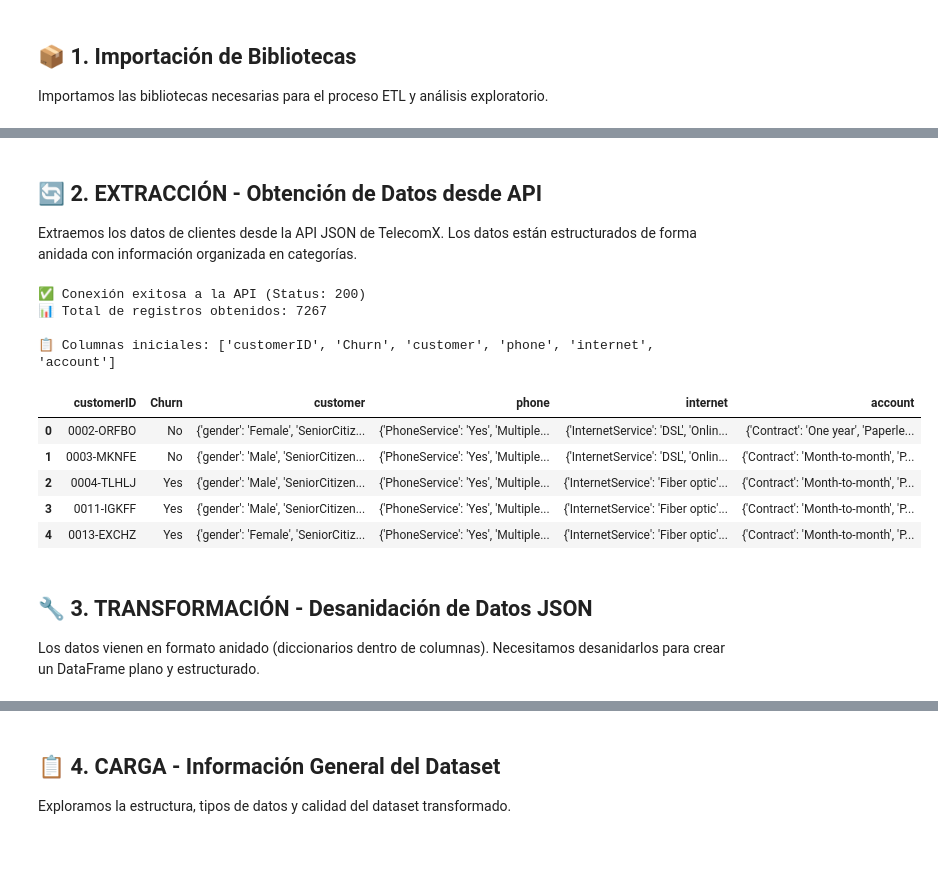
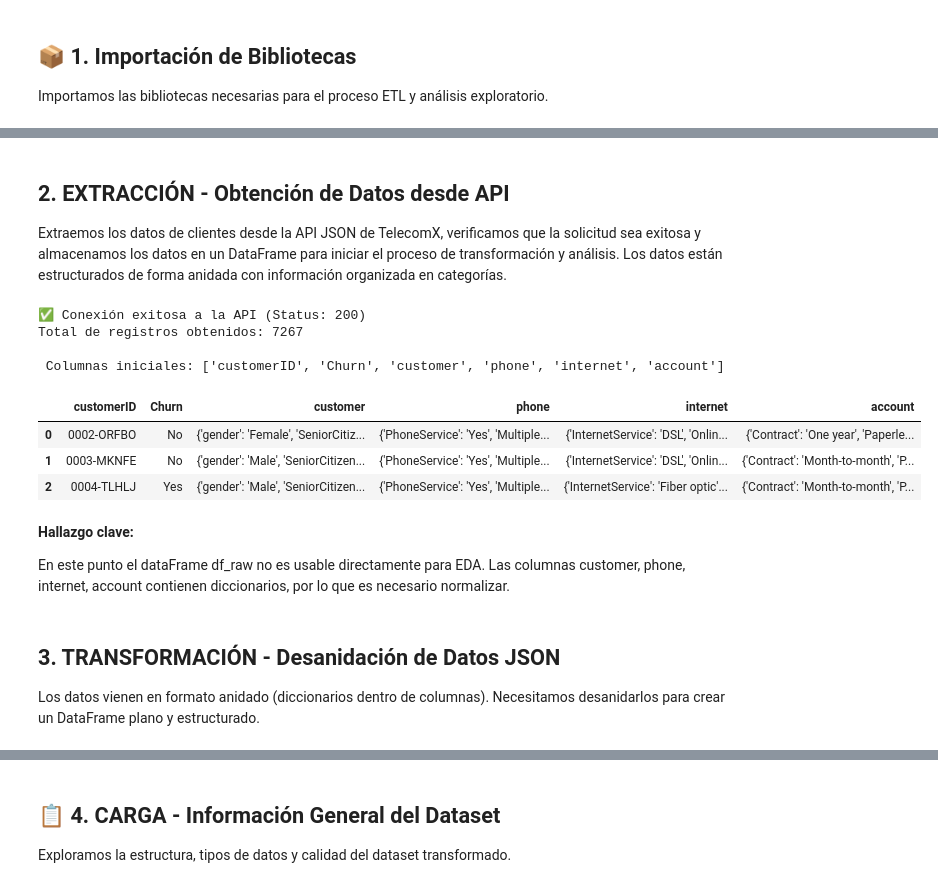
Before and after one commit to LenninTemoche/Challenge-TelecomX-Alura-One-DS, a Jupyter notebook: TelecomX_ETL.ipynb, the cells around one changed output, grey strips where cells are left out. Saved outputs shown, nothing was run; the diff lists cells and outputs as text; code cells hidden in the pictures; blank space fills up the shorter version.

```diff
--- a/TelecomX_ETL.ipynb
+++ b/TelecomX_ETL.ipynb
@@ -40,38 +96,40 @@ print('✅ Bibliotecas importadas correctamente')
 # %% [markdown]
-## 🔄 2. EXTRACCIÓN - Obtención de Datos desde API
+## 2. EXTRACCIÓN - Obtención de Datos desde API
 
-Extraemos los datos de clientes desde la API JSON de TelecomX. Los datos están estructurados de forma anidada con información organizada en categorías.
+Extraemos los datos de clientes desde la API JSON de TelecomX, verificamos que la solicitud sea exitosa y almacenamos los datos en un DataFrame para iniciar el proceso de transformación y análisis. Los datos están estructurados de forma anidada con información organizada en categorías.
 # %%
 # URL de la API con datos de TelecomX
 url = 'https://raw.githubusercontent.com/ingridcristh/challenge2-data-science/refs/heads/main/TelecomX_Data.json'
 
 # Realizar petición GET a la API
 response = requests.get(url)
 
 # Verificar que la petición fue exitosa
 if response.status_code == 200:
     print(f'✅ Conexión exitosa a la API (Status: {response.status_code})')
     data = response.json()
-    print(f'📊 Total de registros obtenidos: {len(data)}')
+    print(f'Total de registros obtenidos: {len(data)}')
 else:
-    print(f'❌ Error en la conexión (Status: {response.status_code})')
+    print(f'Error en la conexión (Status: {response.status_code})')
 
 # Crear DataFrame inicial
 df_raw = pd.DataFrame(data)
-print(f'\n📋 Columnas iniciales: {list(df_raw.columns)}')
-df_raw.head()
+print(f'\n Columnas iniciales: {list(df_raw.columns)}')
+df_raw.head(3)
 # %% [output]
 ✅ Conexión exitosa a la API (Status: 200)
-📊 Total de registros obtenidos: 7267
+Total de registros obtenidos: 7267
 
-📋 Columnas iniciales: ['customerID', 'Churn', 'customer', 'phone', 'internet', 'account']
+ Columnas iniciales: ['customerID', 'Churn', 'customer', 'phone', 'internet', 'account']
 |  | customerID | Churn | customer | phone | internet | account |
 | 0 | 0002-ORFBO | No | {'gender': 'Female', 'SeniorCitiz... | {'PhoneService': 'Yes', 'Multiple... | {'InternetService': 'DSL', 'Onlin... | {'Contract': 'One year', 'Paperle... |
 | 1 | 0003-MKNFE | No | {'gender': 'Male', 'SeniorCitizen... | {'PhoneService': 'Yes', 'Multiple... | {'InternetService': 'DSL', 'Onlin... | {'Contract': 'Month-to-month', 'P... |
 | 2 | 0004-TLHLJ | Yes | {'gender': 'Male', 'SeniorCitizen... | {'PhoneService': 'Yes', 'Multiple... | {'InternetService': 'Fiber optic'... | {'Contract': 'Month-to-month', 'P... |
-| 3 | 0011-IGKFF | Yes | {'gender': 'Male', 'SeniorCitizen... | {'PhoneService': 'Yes', 'Multiple... | {'InternetService': 'Fiber optic'... | {'Contract': 'Month-to-month', 'P... |
-| 4 | 0013-EXCHZ | Yes | {'gender': 'Female', 'SeniorCitiz... | {'PhoneService': 'Yes', 'Multiple... | {'InternetService': 'Fiber optic'... | {'Contract': 'Month-to-month', 'P... |
+# %% [markdown]
+**Hallazgo clave:**
+
+En este punto el dataFrame df_raw no es usable directamente para EDA. Las columnas customer, phone, internet, account contienen diccionarios, por lo que es necesario normalizar.
 # %% [markdown]
-## 🔧 3. TRANSFORMACIÓN - Desanidación de Datos JSON
+## 3. TRANSFORMACIÓN - Desanidación de Datos JSON
 
 Los datos vienen en formato anidado (diccionarios dentro de columnas). Necesitamos desanidarlos para crear un DataFrame plano y estructurado.
```
Also changed, not shown: parts of 32 cells of this notebook, 8 other files.
